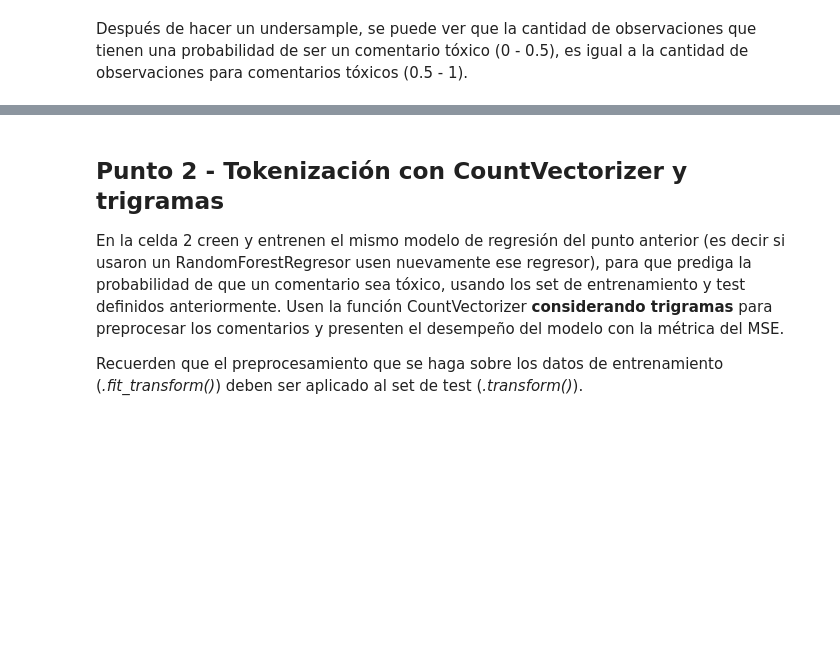
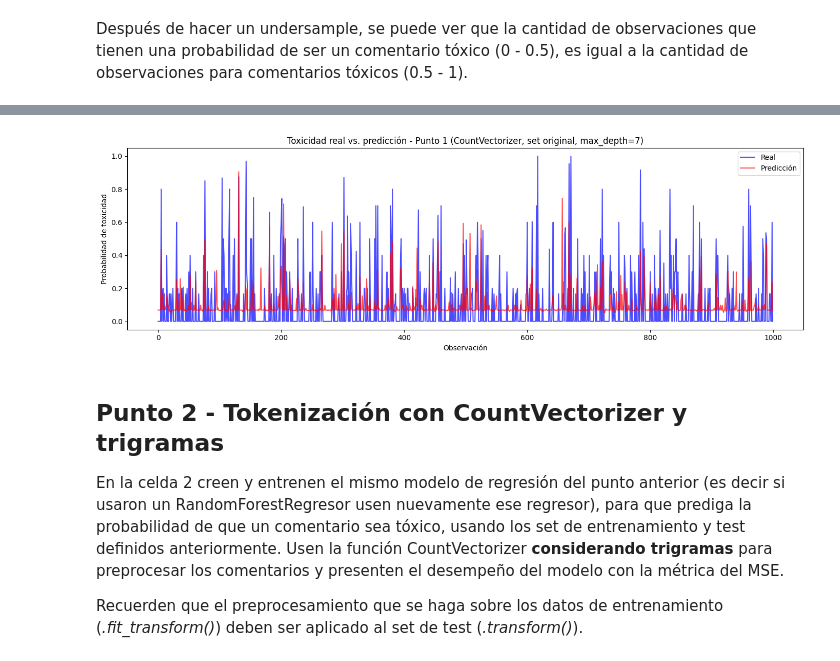
Before and after one commit to JohanManjarresMIAD/JohanManjarresMIAD-JohanManjarresMIAD-MIAD_ML_NLP_2026-Grupo_26, a Jupyter notebook: Semana 4/S4TC1_Tokenizacion.ipynb, the cells around one changed output, grey strips where cells are left out. Drawn from its saved outputs; the diff is of its cells as text; code cells hidden in the pictures; blank space fills up the shorter version.

Commit message:
taller punto 3,4  y parte del 5

```diff
--- a/Semana 4/S4TC1_Tokenizacion.ipynb
+++ b/Semana 4/S4TC1_Tokenizacion.ipynb
@@ -177,0 +149,86 @@ Se obtiene que el modelo resultante analizado en el set de datos de test cuenta
+# %%
+# Punto 1 - CountVectorizer + XGBRegressor
+# Entreno con los dos sets (original y el undersampleado de la celda anterior)
+# para ver cual da mejor MSE, y luego calibro max_depth sobre el ganador.
+# Ese max_depth optimo lo reuso en los Puntos 2 y 4 para poder comparar tecnicas
+# de vectorizacion en igualdad de condiciones.
+
+from time import time
+
+# --- A) Train ORIGINAL (desbalanceado) ---
+vect_a = CountVectorizer(lowercase=True, stop_words='english',
+                         min_df=10, max_df=0.95, max_features=15000)
+X_tr_a = vect_a.fit_transform(X_train)
+X_te_a = vect_a.transform(X_test)
+
+t0 = time()
+xgb_a = XGBRegressor(n_estimators=100, learning_rate=0.1,
+                     random_state=42, n_jobs=-1, tree_method='hist')
+xgb_a.fit(X_tr_a, y_train)
+t_a = time() - t0
+y_pred_a = xgb_a.predict(X_te_a)
+mse_p1_orig = metrics.mean_squared_error(y_test, y_pred_a)
+
+# --- B) Train UNDERSAMPLEADO ---
+vect_b = CountVectorizer(lowercase=True, stop_words='english',
+                         min_df=10, max_df=0.95, max_features=15000)
+X_tr_b = vect_b.fit_transform(X_train_final)
+X_te_b = vect_b.transform(X_test)
+
+t0 = time()
+xgb_b = XGBRegressor(n_estimators=100, learning_rate=0.1,
+                     random_state=42, n_jobs=-1, tree_method='hist')
+xgb_b.fit(X_tr_b, y_train_final)
+t_b = time() - t0
+y_pred_b = xgb_b.predict(X_te_b)
+mse_p1_under = metrics.mean_squared_error(y_test, y_pred_b)
+
+display(Markdown(f"""MSE en test con **CountVectorizer**:
+- Set original: **{mse_p1_orig:.4f}**  ({X_tr_a.shape[1]:,} features, {t_a:.1f}s)
+- Set undersampleado: **{mse_p1_under:.4f}**  ({X_tr_b.shape[1]:,} features, {t_b:.1f}s)
+"""))
+
+# Me quedo con el set que dio mejor MSE para calibrar max_depth
+if mse_p1_orig <= mse_p1_under:
+    escenario_p1 = 'original'
+    X_tr_cal, y_tr_cal, X_te_cal = X_tr_a, y_train, X_te_a
+    mse_base_p1 = mse_p1_orig
+else:
+    escenario_p1 = 'undersampleado'
+    X_tr_cal, y_tr_cal, X_te_cal = X_tr_b, y_train_final, X_te_b
+    mse_base_p1 = mse_p1_under
+
+display(Markdown(f"Calibro `max_depth` sobre el set {escenario_p1} "
+                 f"(mejor baseline, MSE = {mse_base_p1:.4f}). "
+                 f"Pruebo solo 2 valores para no saturar el PC."))
+
+resultados_cal = []
+modelos_cal = {}
+for d in [4, 7]:
+    m = XGBRegressor(n_estimators=100, learning_rate=0.1, max_depth=d,
+                     random_state=42, n_jobs=-1, tree_method='hist')
+    m.fit(X_tr_cal, y_tr_cal)
+    mse_d = metrics.mean_squared_error(y_test, m.predict(X_te_cal))
+    resultados_cal.append({'max_depth': d, 'MSE_test': round(mse_d, 4)})
+    modelos_cal[d] = m
+
+tabla_cal = pd.DataFrame(resultados_cal).sort_values('MSE_test').reset_index(drop=True)
+display(tabla_cal)
+
+depth_opt = int(tabla_cal.iloc[0]['max_depth'])
+mse_p1_cal = float(tabla_cal.iloc[0]['MSE_test'])
+display(Markdown(f"Mejor `max_depth` = **{depth_opt}**, MSE = **{mse_p1_cal:.4f}** "
+                 f"(mejora de {mse_base_p1- mse_p1_cal:+.4f} sobre el baseline)"))
+
+# Grafica real vs prediccion del modelo ya calibrado
+y_pred_cal = modelos_cal[depth_opt].predict(X_te_cal)
+plt.figure(figsize=(14, 4.5))
+plt.plot(y_test.values[:1000], color='blue', label='Real', alpha=0.7)
+plt.plot(y_pred_cal[:1000], color='red', label='Predicción', alpha=0.7)
+plt.title(f'Toxicidad real vs. predicción - Punto 1 (CountVectorizer, set {escenario_p1}, max_depth={depth_opt})')
+plt.xlabel('Observación')
+plt.ylabel('Probabilidad de toxicidad')
+plt.legend()
+plt.tight_layout()
+plt.show()
+# %% [output]
@@ -178,3 +243,4 @@ Se obtiene que el modelo resultante analizado en el set de datos de test cuenta
+[figure, added]
 # %% [markdown]
 ## Punto 2 - Tokenización con CountVectorizer y trigramas
 
```
Also changed, not shown: parts of 13 cells of this notebook, 1 other file.
